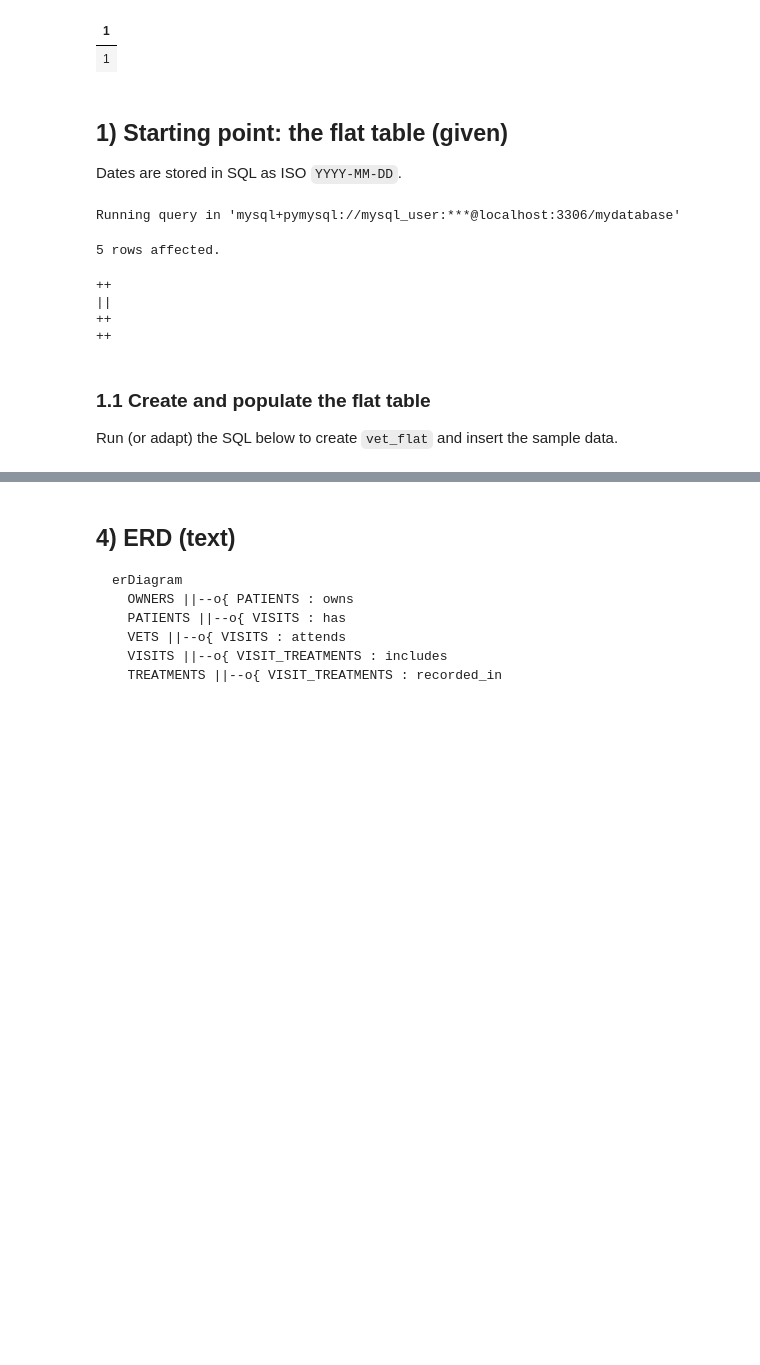
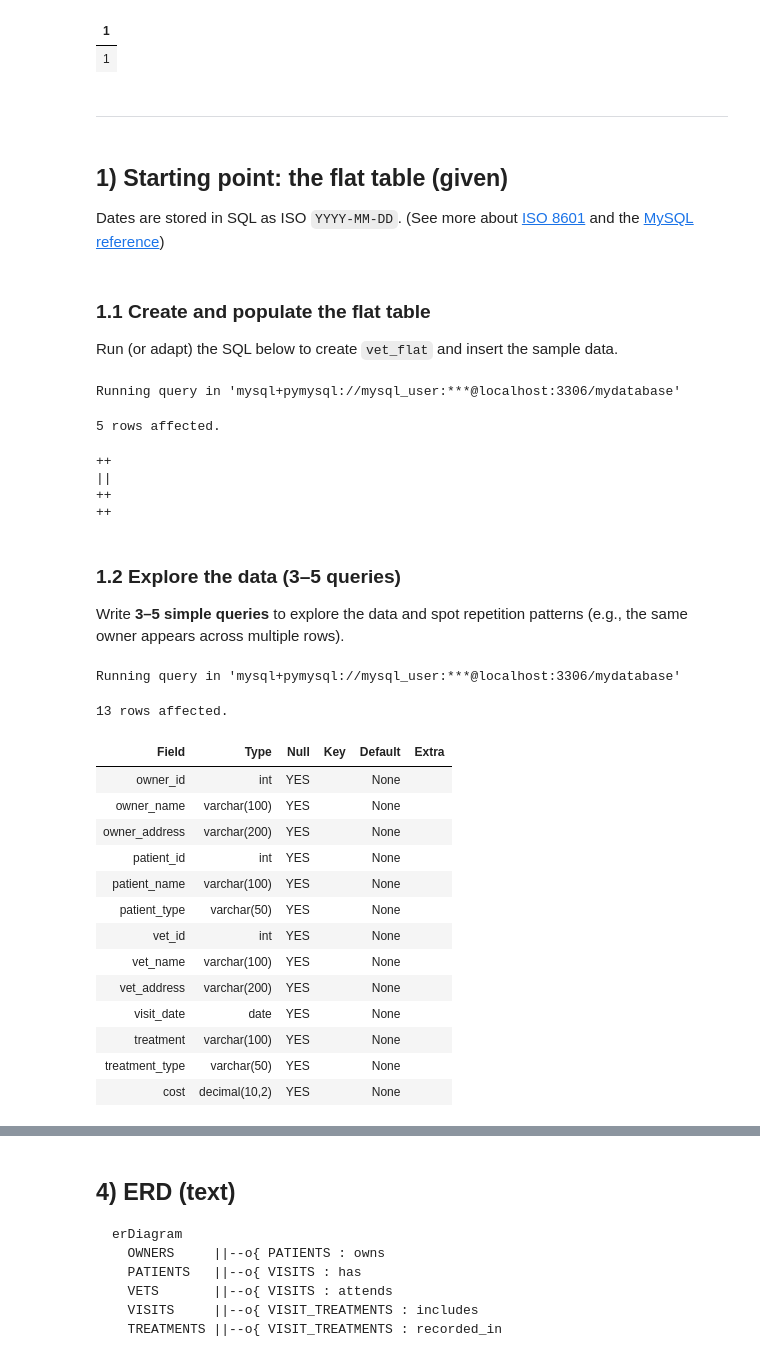
Before and after one commit to jpedrodias/SQLab, a Jupyter notebook: examples/04_formative_SQL_Normalisation_Task_VetClinic_solved.ipynb, the cells around one changed output, grey strips where cells are left out. Cells and saved outputs as stored; diff of their text form; code cells hidden in the pictures; blank space fills up the shorter version.

Commit message:
SQL Task (Solved — Intro Level) — Normalising a Flat-File Database (Veterinary Clinic)

```diff
--- a/examples/04_formative_SQL_Normalisation_Task_VetClinic_solved.ipynb
+++ b/examples/04_formative_SQL_Normalisation_Task_VetClinic_solved.ipynb
@@ -35,10 +35,16 @@ Running query in 'mysql+pymysql://mysql_user:***@localhost:3306/mydatabase'
 1 rows affected.
 | 1 |
 | 1 |
+# %% [markdown]
+---
 # %% [markdown]
 ## 1) Starting point: the flat table (given)
 
-Dates are stored in SQL as ISO `YYYY-MM-DD`.
+Dates are stored in SQL as ISO `YYYY-MM-DD`. (See more about [ISO 8601](https://www.iso.org/iso-8601-date-and-time-format.html) and the [MySQL reference](https://dev.mysql.com/doc/refman/8.4/en/date-and-time-literals.html))
+# %% [markdown]
+### 1.1 Create and populate the flat table
+
+Run (or adapt) the SQL below to create `vet_flat` and insert the sample data.
 # %%
 %%sql
 DROP TABLE IF EXISTS vet_flat;
@@ -73,12 +79,29 @@ Running query in 'mysql+pymysql://mysql_user:***@localhost:3306/mydatabase'
 ++
 ++
 # %% [markdown]
-### 1.1 Create and populate the flat table
+### 1.2 Explore the data (3–5 queries)
 
-Run (or adapt) the SQL below to create `vet_flat` and insert the sample data.
+Write **3–5 simple queries** to explore the data and spot repetition patterns (e.g., the same owner appears across multiple rows).
 # %%
 %%sql
--- TODO: Add your exploration query #1
+-- Query #1
 DESCRIBE vet_flat;
+# %% [output]
+Running query in 'mysql+pymysql://mysql_user:***@localhost:3306/mydatabase'
+13 rows affected.
+| Field | Type | Null | Key | Default | Extra |
+| owner_id | int | YES |  | None |  |
+| owner_name | varchar(100) | YES |  | None |  |
+| owner_address | varchar(200) | YES |  | None |  |
+| patient_id | int | YES |  | None |  |
+| patient_name | varchar(100) | YES |  | None |  |
+| patient_type | varchar(50) | YES |  | None |  |
+| vet_id | int | YES |  | None |  |
+| vet_name | varchar(100) | YES |  | None |  |
+| vet_address | varchar(200) | YES |  | None |  |
+| visit_date | date | YES |  | None |  |
+| treatment | varchar(100) | YES |  | None |  |
+| treatment_type | varchar(50) | YES |  | None |  |
+| cost | decimal(10,2) | YES |  | None |  |
 # %%
 %%sql
```
Also changed, not shown: parts of 21 cells of this notebook, 3 other files.
